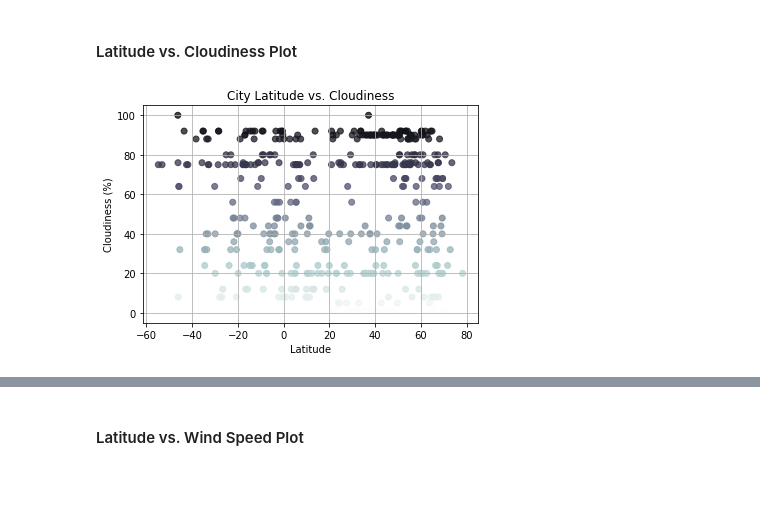
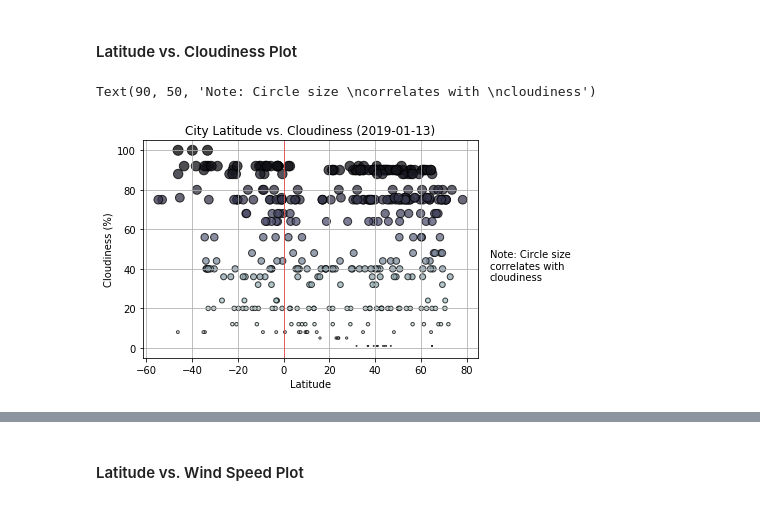
Before and after one commit to emilyrush/weather_api, a Jupyter notebook: starter_code/erushWeatherPy.ipynb, the cells around one changed output, grey strips where cells are left out. Saved outputs shown, nothing was run; the diff lists cells and outputs as text; code cells hidden in the pictures.

```diff
--- a/starter_code/erushWeatherPy.ipynb
+++ b/starter_code/erushWeatherPy.ipynb
@@ -76,6 +75,7 @@ wind_speed = []
 base_url = "http://api.openweathermap.org/data/2.5/weather?"
 units = "imperial"
 
+date = datetime.date.today()
 print("Beginning Data Retrieval")
 print("-" * 30)
 set = 1
@@ -91,7 +91,7 @@ for city in cities:
         city_name.append(weather_json['name'])
         cloudiness.append(weather_json['clouds']['all'])
         country.append(weather_json['sys']['country'])
-        date.append(str(datetime.datetime.now()))
+        date.append(datetime.datetime.now())
         humidity.append(weather_json['main']['humidity'])
         lat.append(weather_json['coord']['lat'])
         lng.append(weather_json['coord']['lon'])
@@ -213,10 +237,24 @@ plt.grid(True)
 # %% [markdown]
 #### Latitude vs. Cloudiness Plot
 # %%
-plt.scatter(lat, cloudiness, marker="o", c=cloudiness, cmap="bone_r", alpha=0.75)
+#Build plot
+plt.scatter(lat, cloudiness, marker="o", c=cloudiness, s=cloudiness*5, cmap="bone_r", edgecolors="black", alpha=0.75)
+
+#Emphasize equator with a red line
+plt.axvline(x=0,color="red", linewidth=0.5)
+
+#Set labels and title
 plt.xlabel("Latitude")
 plt.ylabel("Cloudiness (%)")
-plt.title("City Latitude vs. Cloudiness")
+plt.title(f"City Latitude vs. Cloudiness ({date})")
 plt.grid(True)
+
+
+# Incorporate a text label regarding circle size
+plt.text(90,50, "Note: Circle size \ncorrelates with \ncloudiness", ha="left", va="top")
+
+# Export to png
+plt.savefig("Images/cloudiness_bubble_plot.png", bbox_inches="tight")
 # %% [output]
+Text(90, 50, 'Note: Circle size \ncorrelates with \ncloudiness')
-[figure, old version]
+[figure, new version]
```
Also changed, not shown: parts of 25 cells of this notebook, 3 other files.
